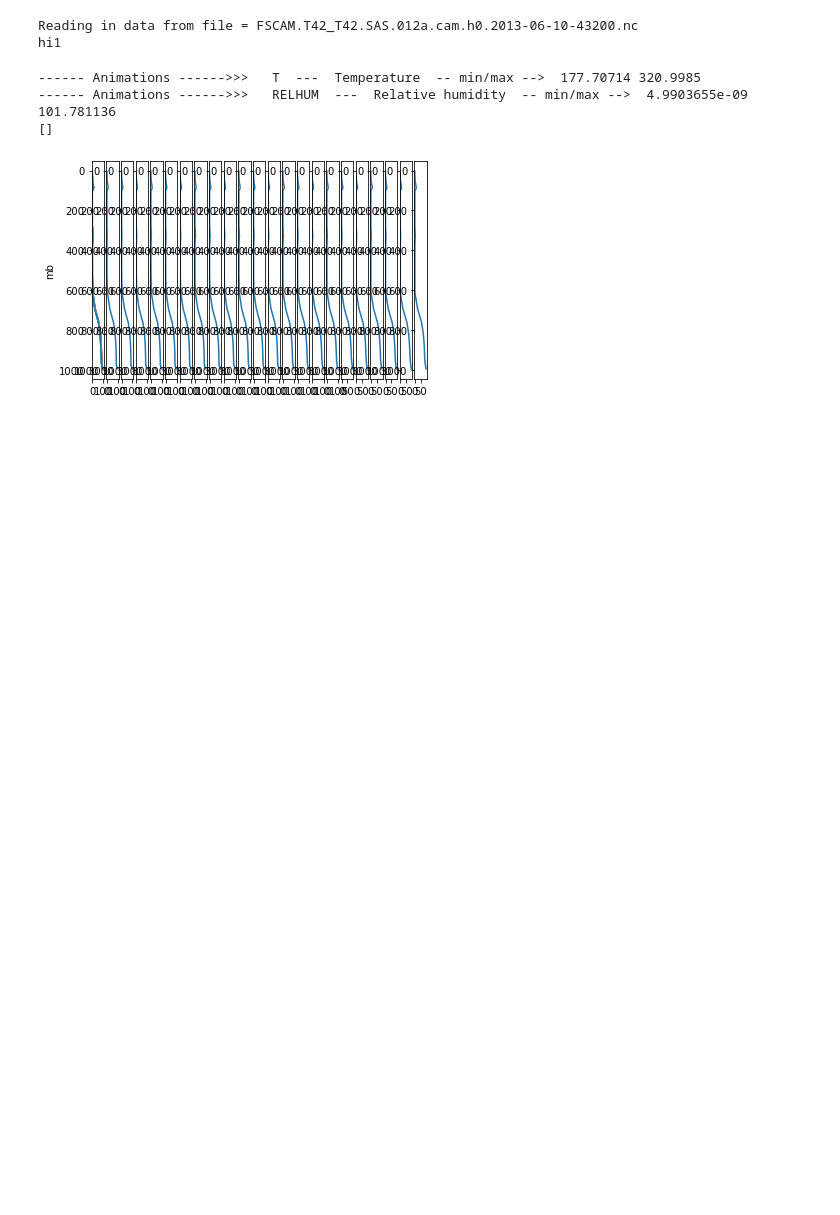
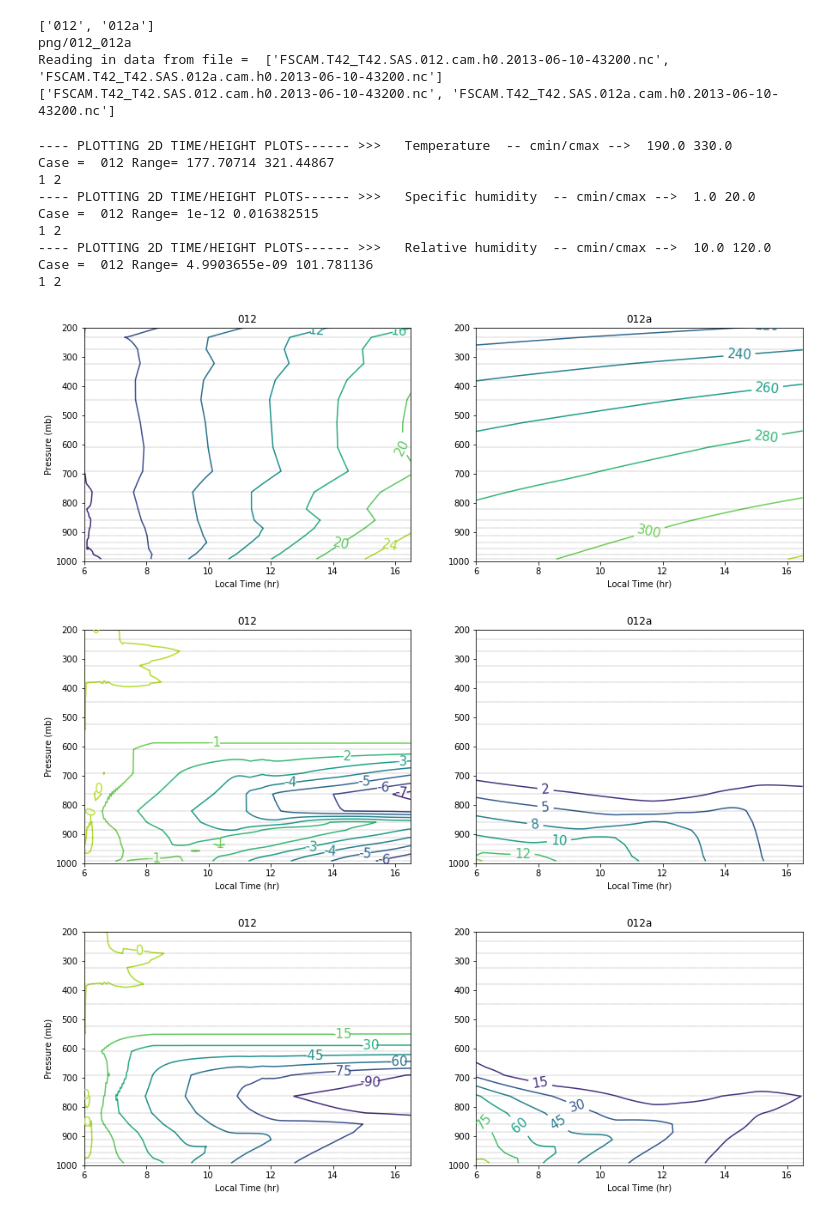
Before and after one commit to swrneale/python-scripts, a Jupyter notebook: PBL/scam_plots.ipynb, the cells around one changed output. Drawn from its saved outputs; the diff is of its cells as text; code cells hidden in the pictures; blank space fills up the shorter version.

```diff
--- a/PBL/scam_plots.ipynb
+++ b/PBL/scam_plots.ipynb
@@ -22,7 +22,8 @@ import datetime as dt
 
 
 scam_file_num = '012a'  # For detailed single case analysis
-scam_file_nums = [11,12,13,14]  # For comparisons
+#scam_file_nums = ['011a','011b','011c','011d']  # For comparisons
+scam_file_nums = ['012','012a']  # For comparisons
 
 scam_file_pre = "FSCAM.T42_T42.SAS."
 scam_file_suf = ".cam.h0.2013-06-10-43200.nc"
@@ -32,18 +33,19 @@ zoffset = 6.
 
 #### PLOTTING ####
 
-pvars_ts1d = np.array(['TS','PBLH','LHFLX','SHFLX','PRECC','PRECL','FLNS','CAPE']) # D profile timeseries plots
-pvars_ts2d = ['T','Q','RELHUM','CLOUD','ZMDQ','ZMDT','STEND_CLUBB','RVMTEND_CLUBB'] # 2D profile timeseries plots
+pvars_ts1d = np.array(['TS','PBLH','LHFLX','SHFLX','PRECC','PRECL','FLNS']) # D profile timeseries plots
+pvars_ts2d = ['T','Q','RELHUM']
+#pvars_ts2d = ['T','Q','RELHUM','CLOUD','ZMDQ','ZMDT','STEND_CLUBB','RVMTEND_CLUBB'] # 2D profile timeseries plots
 pvars_snap = ['T','Q','TH','THL']  # Snapshot plotting vars
 pvars_anim = np.array(('T','RELHUM'))
 
 tsnaps = np.array([6.,8.,10.,12.,14.,16])     # Time of snapshots (local time)
 
+
 ####### GRAPHICS ########
 #mp.interactive(True)
 #%matplotlib qt
 %matplotlib inline
-
 
 
 #### CONSTANTS #####
@@ -57,13 +59,26 @@ grav = 9.81     # Gravity ave.
 p0 = 100000. # pref
 
 ###### DERIVED VARS #######
-scam_files_in = [ scam_file_pre+("{:0>3d}".format(x))+scam_file_suf for x in scam_file_nums]
+scam_files_in = [scam_file_pre+x+scam_file_suf for x in scam_file_nums]
+print(scam_file_nums)
 scam_file_in = scam_file_pre+scam_file_num+scam_file_suf
+scam_fig_stub='png/'+'_'.join(scam_file_nums)
+print(scam_fig_stub)
+print('Reading in data from file = ',scam_files_in)
 
-print('Reading in data from file = '+scam_file_in)
+##### Point Files #######
+print(scam_files_in)
+scam_in = xr.open_mfdataset(scam_files_in,concat_dim='case')
 
-scam_in = xr.open_dataset(scam_file_in,engine='netcdf4')
+
+
+#scam_in = xr.open_dataset(scam_file_in,engine='netcdf4')
+#print(scam_in)
+#print(xr.concat([scam_in], dim='case'))
+
 xr.set_options(keep_attrs=True)
+
+
 
 ## Dimensions
 
@@ -71,28 +86,38 @@ time = scam_in.time
 hour_frac = time.time.dt.hour+time.time.dt.minute/60.-zoffset
 vplevs = scam_in['lev'].transpose()
 ntsnaps = tsnaps.size
+ncases = len(scam_file_nums)
 
 ## Vertical range to plot
 
-pptop = 100.
+pptop = 200.
 ipplevs = np.where(vplevs>=pptop) ; ip0 = np.min(ipplevs) ; ip1 = np.max(ipplevs)
 vplevs_v = vplevs[ip0:ip1]
-print("hi1")
 # %% [output]
-Reading in data from file = FSCAM.T42_T42.SAS.012a.cam.h0.2013-06-10-43200.nc
-hi1
+['012', '012a']
+png/012_012a
+Reading in data from file =  ['FSCAM.T42_T42.SAS.012.cam.h0.2013-06-10-43200.nc', 'FSCAM.T42_T42.SAS.012a.cam.h0.2013-06-10-43200.nc']
+['FSCAM.T42_T42.SAS.012.cam.h0.2013-06-10-43200.nc', 'FSCAM.T42_T42.SAS.012a.cam.h0.2013-06-10-43200.nc']
 # %%
 ###### Plotting ##########
 
 #plot1d_ts_scam()   # 1D time series plots
-#plot2d_ts_scam()   # 2D time series plots
+plot2d_ts_scam()   # 2D time series plots
 #plot1d_snap_scam()   # 1D snapshot plots
-plot1d_anim_scam()   # 2D animation  plots
+#plot1d_anim_scam() # 2D animation  plots
 # %% [output]
------- Animations ------>>>   T  ---  Temperature  -- min/max -->  177.70714 320.9985
------- Animations ------>>>   RELHUM  ---  Relative humidity  -- min/max -->  4.9903655e-09 101.781136
-[]
+---- PLOTTING 2D TIME/HEIGHT PLOTS------ >>>   Temperature  -- cmin/cmax -->  190.0 330.0
+Case =  012 Range= 177.70714 321.44867
+1 2
+---- PLOTTING 2D TIME/HEIGHT PLOTS------ >>>   Specific humidity  -- cmin/cmax -->  1.0 20.0
+Case =  012 Range= 1e-12 0.016382515
+1 2
+---- PLOTTING 2D TIME/HEIGHT PLOTS------ >>>   Relative humidity  -- cmin/cmax -->  10.0 120.0
+Case =  012 Range= 4.9903655e-09 101.781136
+1 2
-[figure, old version]
+[figure, new version]
+[figure, added]
+[figure, added]
 # %%
 #fig = mp.figure()
 #ax = mp.axes(xlim=(0, 4), ylim=(-2, 2))
```
Also changed, not shown: parts of 5 cells of this notebook, 1 other file.
